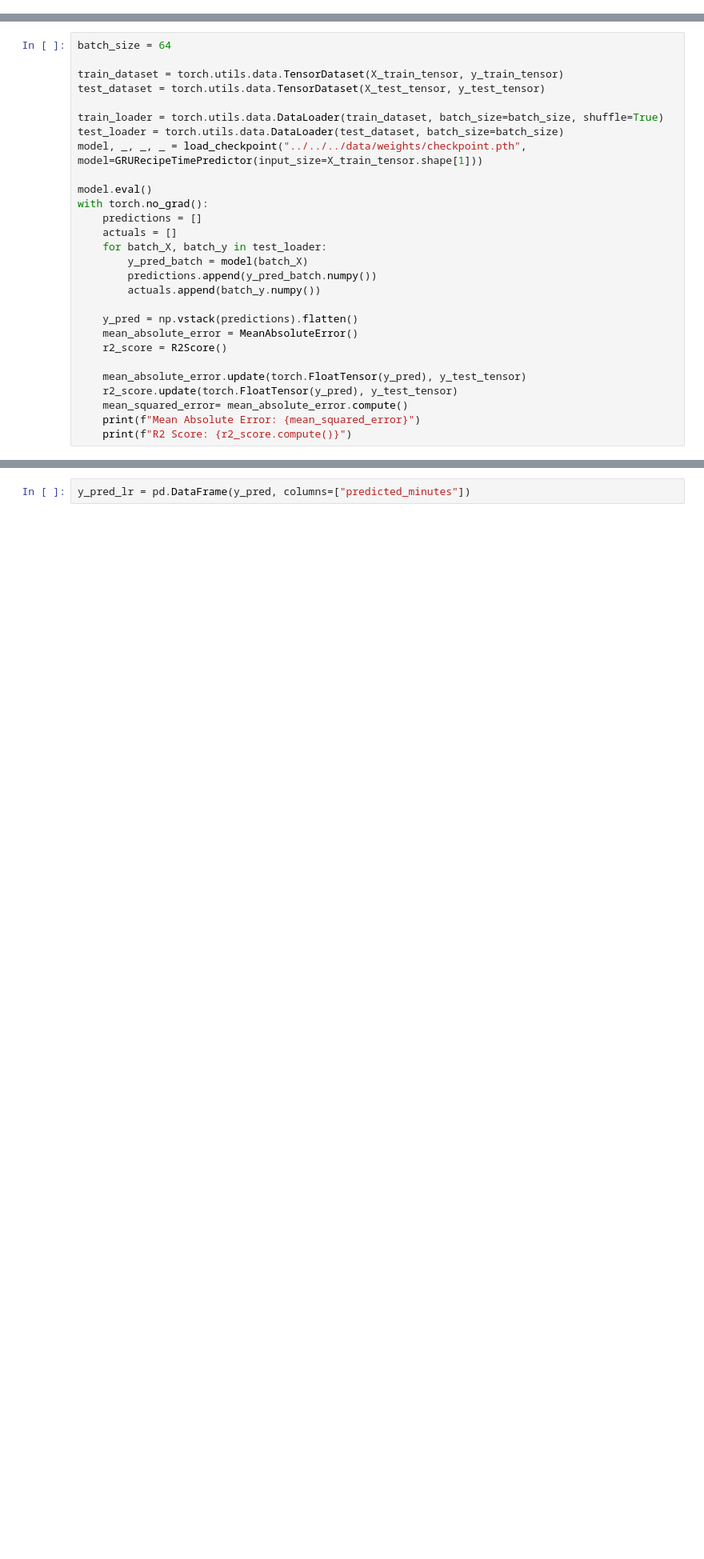
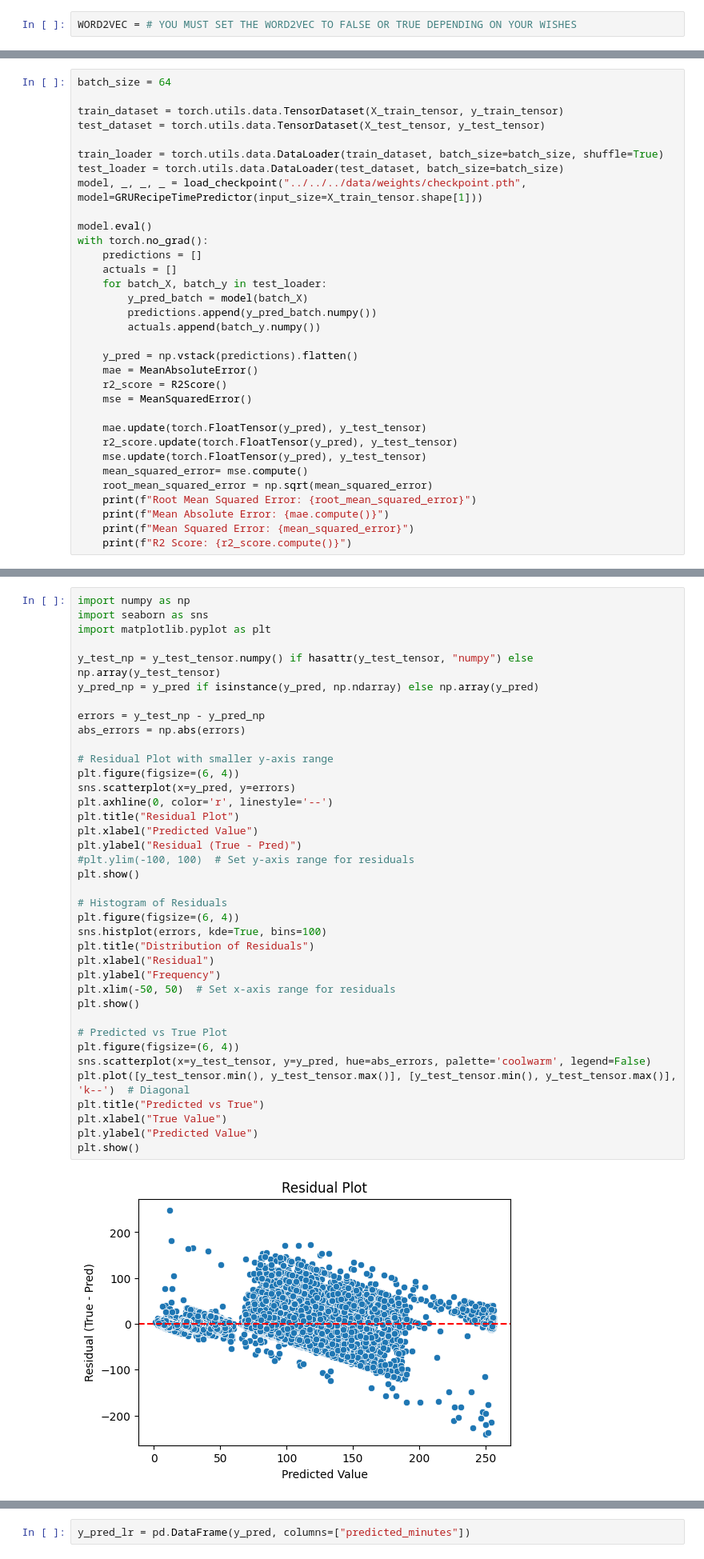
Before and after one commit to milik0/recipe-nlp, a Jupyter notebook: notebooks/classification/time/recurrent_neural_network_classification_time.ipynb, the cells around one changed output, grey strips where cells are left out. Shown at 80% size. Saved outputs shown, nothing was run; the diff lists cells and outputs as text; blank space fills up the shorter version.

Commit message:
feat(report|metrics): preprocess by max in the report and added more metrics for report but benchmark crashed my computer

```diff
--- a/notebooks/classification/time/recurrent_neural_network_classification_time.ipynb
+++ b/notebooks/classification/time/recurrent_neural_network_classification_time.ipynb
@@ -13,0 +19,2 @@ from torchmetrics import MeanAbsoluteError, R2Score
+# %%
+WORD2VEC = # YOU MUST SET THE WORD2VEC TO FALSE OR TRUE DEPENDING ON YOUR WISHES
@@ -242,12 +307,17 @@ with torch.no_grad():
         actuals.append(batch_y.numpy())
 
     y_pred = np.vstack(predictions).flatten()
-    mean_absolute_error = MeanAbsoluteError()
+    mae = MeanAbsoluteError()
     r2_score = R2Score()
+    mse = MeanSquaredError()
 
-    mean_absolute_error.update(torch.FloatTensor(y_pred), y_test_tensor)
+    mae.update(torch.FloatTensor(y_pred), y_test_tensor)
     r2_score.update(torch.FloatTensor(y_pred), y_test_tensor)
-    mean_squared_error= mean_absolute_error.compute()
-    print(f"Mean Absolute Error: {mean_squared_error}")
+    mse.update(torch.FloatTensor(y_pred), y_test_tensor)
+    mean_squared_error= mse.compute()
+    root_mean_squared_error = np.sqrt(mean_squared_error)
+    print(f"Root Mean Squared Error: {root_mean_squared_error}")
+    print(f"Mean Absolute Error: {mae.compute()}")
+    print(f"Mean Squared Error: {mean_squared_error}")
     print(f"R2 Score: {r2_score.compute()}")
 # %% [output]
@@ -255,0 +329,40 @@ R2 Score: 0.8406842947006226
+# %%
+import numpy as np
+import seaborn as sns
+import matplotlib.pyplot as plt
+
+y_test_np = y_test_tensor.numpy() if hasattr(y_test_tensor, "numpy") else np.array(y_test_tensor)
+y_pred_np = y_pred if isinstance(y_pred, np.ndarray) else np.array(y_pred)
+
+errors = y_test_np - y_pred_np
+abs_errors = np.abs(errors)
+
+# Residual Plot with smaller y-axis range
+plt.figure(figsize=(6, 4))
+sns.scatterplot(x=y_pred, y=errors)
+plt.axhline(0, color='r', linestyle='--')
+plt.title("Residual Plot")
+plt.xlabel("Predicted Value")
+plt.ylabel("Residual (True - Pred)")
+#plt.ylim(-100, 100)  # Set y-axis range for residuals
+plt.show()
+
+# Histogram of Residuals
+plt.figure(figsize=(6, 4))
+sns.histplot(errors, kde=True, bins=100)
+plt.title("Distribution of Residuals")
+plt.xlabel("Residual")
+plt.ylabel("Frequency")
+plt.xlim(-50, 50)  # Set x-axis range for residuals
+plt.show()
+
+# Predicted vs True Plot
+plt.figure(figsize=(6, 4))
+sns.scatterplot(x=y_test_tensor, y=y_pred, hue=abs_errors, palette='coolwarm', legend=False)
+plt.plot([y_test_tensor.min(), y_test_tensor.max()], [y_test_tensor.min(), y_test_tensor.max()], 'k--')  # Diagonal
+plt.title("Predicted vs True")
+plt.xlabel("True Value")
+plt.ylabel("Predicted Value")
+plt.show()
+# %% [output]
+[figure, added]
```
Also changed, not shown: parts of 9 cells of this notebook, 4 other files.
